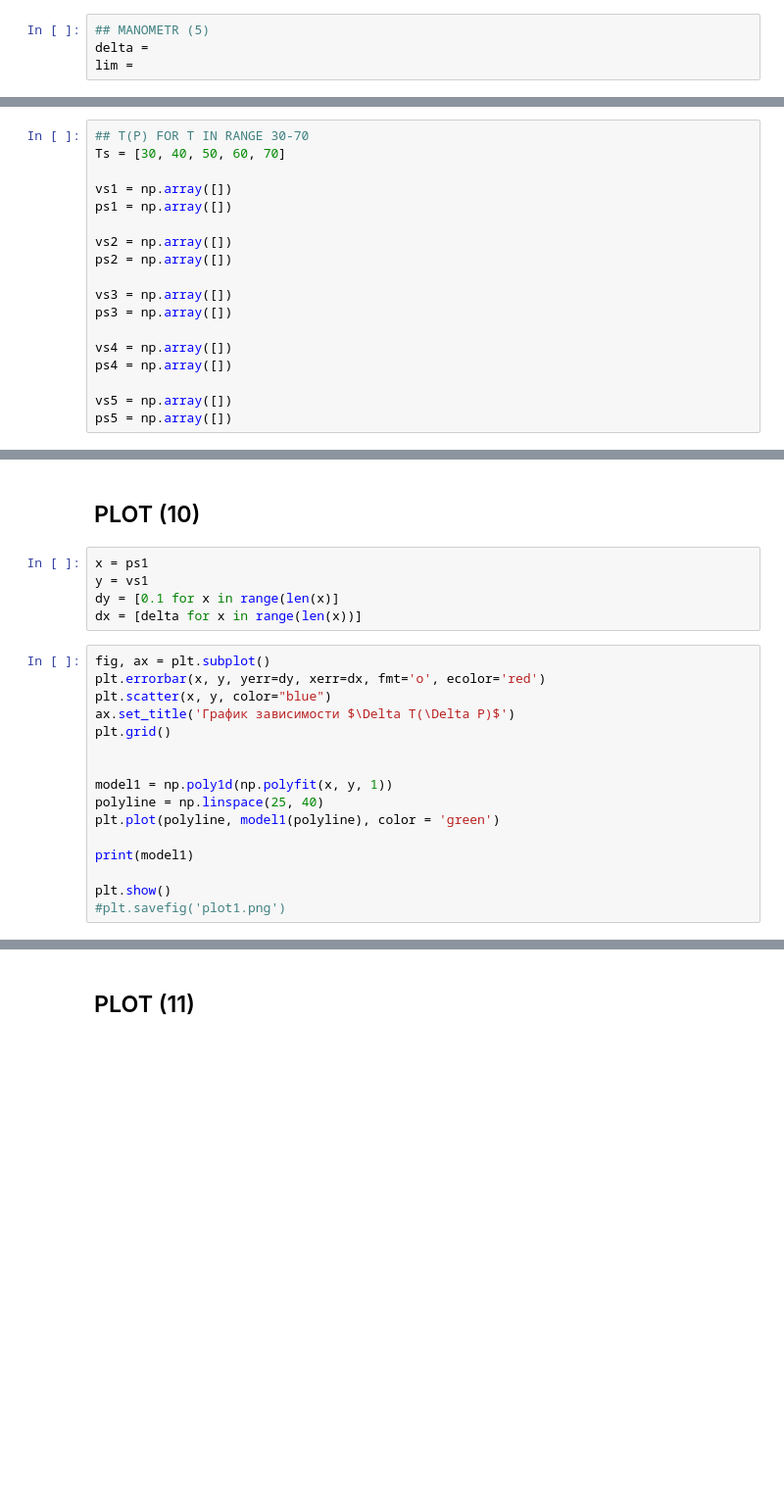
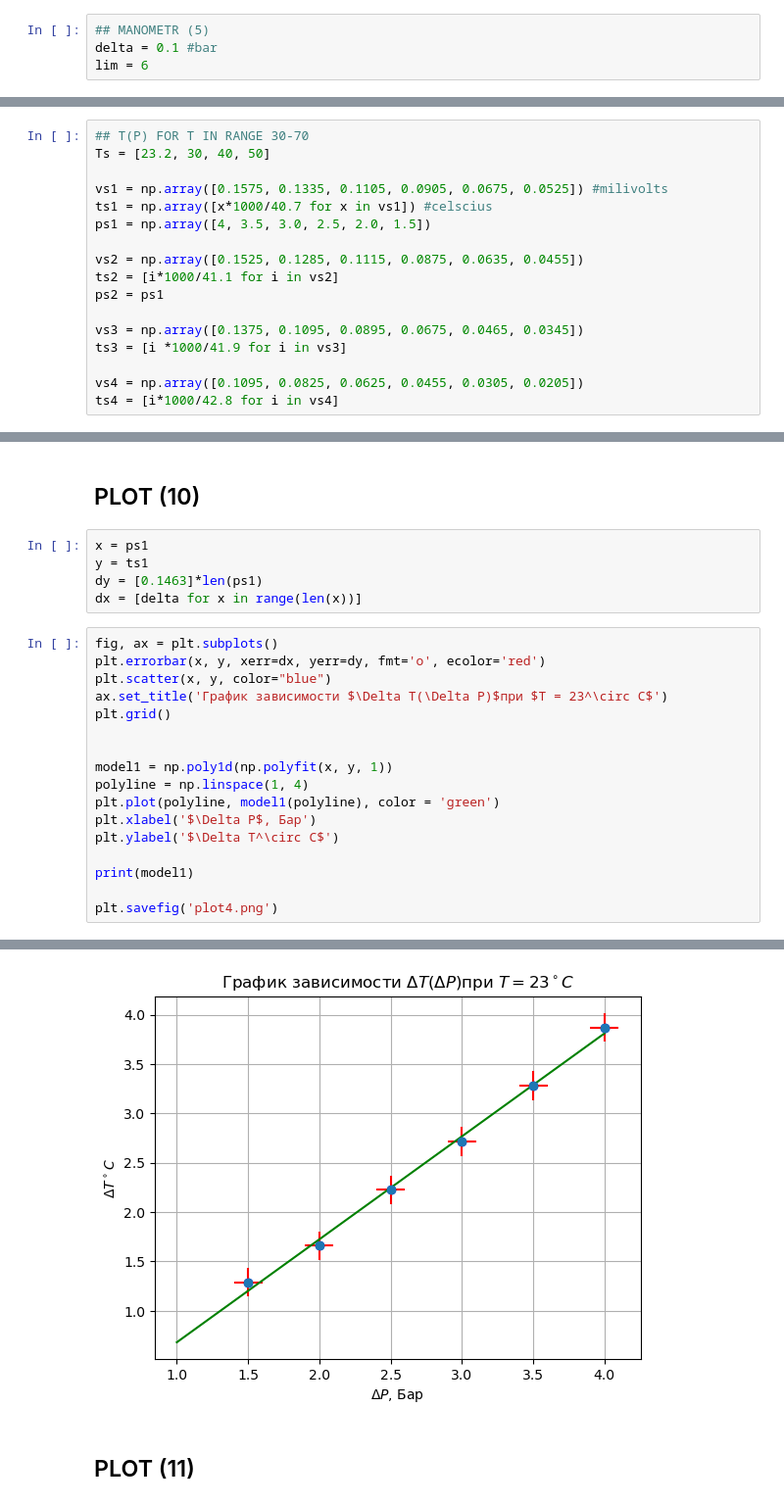
Before and after one commit to juliaProjorlivy/laba, a Jupyter notebook: 2_sem/laba_2.1.6/2.1.6.ipynb, the cells around one changed output, grey strips where cells are left out. Shown at 98% size. Cells and saved outputs as stored; diff of their text form; blank space fills up the shorter version.

```diff
--- a/2_sem/laba_2.1.6/2.1.6.ipynb
+++ b/2_sem/laba_2.1.6/2.1.6.ipynb
@@ -9,6 +13,6 @@ delta_volt =
 # %%
 ## MANOMETR (5)
-delta =
-lim =
+delta = 0.1 #bar
+lim = 6
 # %%
 ## DELTA P = 4 atm (7)
@@ -20,18 +65,17 @@ ps = np.array([])
 # %%
 ## T(P) FOR T IN RANGE 30-70
-Ts = [30, 40, 50, 60, 70]
+Ts = [23.2, 30, 40, 50]
 
-vs1 = np.array([])
-ps1 = np.array([])
+vs1 = np.array([0.1575, 0.1335, 0.1105, 0.0905, 0.0675, 0.0525]) #milivolts
+ts1 = np.array([x*1000/40.7 for x in vs1]) #celscius
+ps1 = np.array([4, 3.5, 3.0, 2.5, 2.0, 1.5])
 
-vs2 = np.array([])
-ps2 = np.array([])
+vs2 = np.array([0.1525, 0.1285, 0.1115, 0.0875, 0.0635, 0.0455])
+ts2 = [i*1000/41.1 for i in vs2]
+ps2 = ps1
 
-vs3 = np.array([])
-ps3 = np.array([])
+vs3 = np.array([0.1375, 0.1095, 0.0895, 0.0675, 0.0465, 0.0345])
+ts3 = [i *1000/41.9 for i in vs3]
 
-vs4 = np.array([])
-ps4 = np.array([])
-
-vs5 = np.array([])
-ps5 = np.array([])
+vs4 = np.array([0.1095, 0.0825, 0.0625, 0.0455, 0.0305, 0.0205])
+ts4 = [i*1000/42.8 for i in vs4]
@@ -39,22 +87,24 @@ ps5 = np.array([])
 ## PLOT (10)
 # %%
 x = ps1
-y = vs1
-dy = [0.1 for x in range(len(x)]
+y = ts1
+dy = [0.1463]*len(ps1)
 dx = [delta for x in range(len(x))]
 # %%
-fig, ax = plt.subplot()
-plt.errorbar(x, y, yerr=dy, xerr=dx, fmt='o', ecolor='red')
+fig, ax = plt.subplots()
+plt.errorbar(x, y, xerr=dx, yerr=dy, fmt='o', ecolor='red')
 plt.scatter(x, y, color="blue")
-ax.set_title('График зависимости $\Delta T(\Delta P)$')
+ax.set_title('График зависимости $\Delta T(\Delta P)$при $T = 23^\circ C$')
 plt.grid()
 
 
 model1 = np.poly1d(np.polyfit(x, y, 1))
-polyline = np.linspace(25, 40)
+polyline = np.linspace(1, 4)
 plt.plot(polyline, model1(polyline), color = 'green')
+plt.xlabel('$\Delta P$, Бар')
+plt.ylabel('$\Delta T^\circ C$')
 
 print(model1)
 
-plt.show()
-#plt.savefig('plot1.png')
+plt.savefig('plot4.png')
+# %% [output]
@@ -61,3 +112,4 @@ plt.show()
+[figure, added]
 # %% [markdown]
 ## PLOT (11)
 # %%
```
Also changed, not shown: parts of 22 cells of this notebook, 21 other files.
